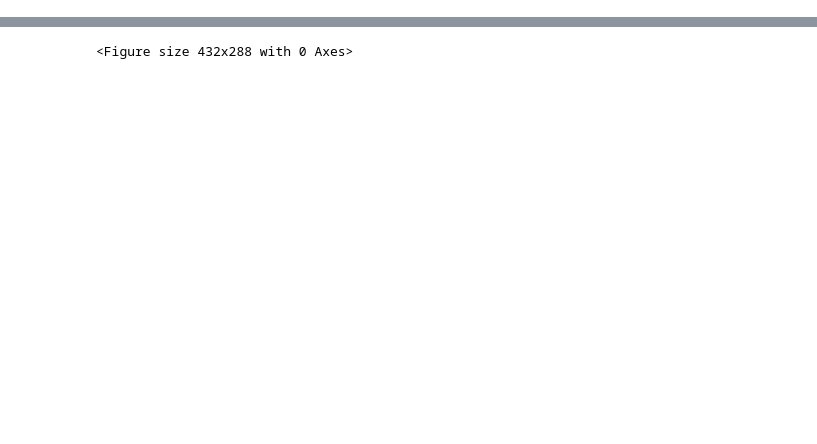
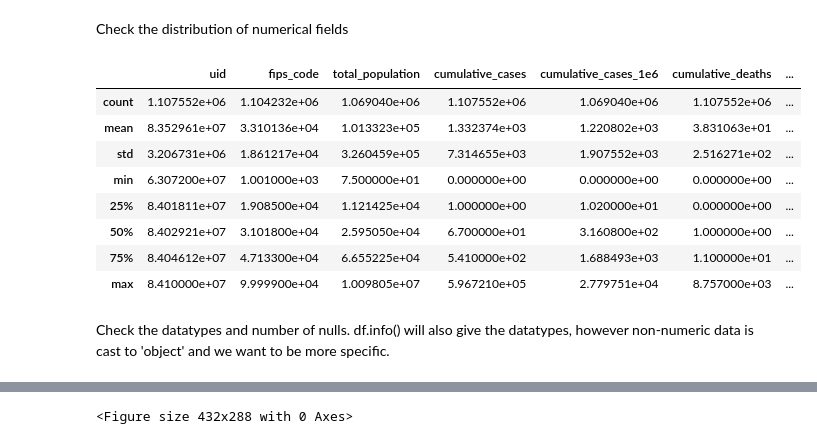
Before and after one commit to apalermo01/Covid-19-correlation-analysis, a Jupyter notebook: Covid-19 data analysis.ipynb, the cells around one changed output, grey strips where cells are left out. Drawn from its saved outputs; the diff is of its cells as text; code cells hidden in the pictures; blank space fills up the shorter version.

```diff
--- a/Covid-19 data analysis.ipynb
+++ b/Covid-19 data analysis.ipynb
@@ -451,0 +80,10 @@ plot_cases(level="county", county="Mecklenburg", state="North Carolina");
+# %%
+df.rename(columns={
+    'cumulative_cases_per_100_000': 'cumulative_cases_1e6',
+    'cumulative_deaths_per_100_000': 'cumulative_deaths_1e6',
+    'new_cases_per_100_000': 'new_cases_1e6',
+    'new_deaths_per_100_000': 'new_deaths_1e6',
+    'new_cases_7_day_rolling_avg': 'new_cases_7day',
+    'new_deaths_7_day_rolling_avg': 'new_deaths_7day'
+
+}, inplace=True)
@@ -451,0 +114,16 @@ plot_cases(level="county", county="Mecklenburg", state="North Carolina");
+# %% [markdown]
+Check the distribution of numerical fields
+# %%
+df.describe()
+# %% [output]
+|  | uid | fips_code | total_population | cumulative_cases | cumulative_cases_1e6 | cumulative_deaths | ... |
+| count | 1.107552e+06 | 1.104232e+06 | 1.069040e+06 | 1.107552e+06 | 1.069040e+06 | 1.107552e+06 | ... |
+| mean | 8.352961e+07 | 3.310136e+04 | 1.013323e+05 | 1.332374e+03 | 1.220802e+03 | 3.831063e+01 | ... |
+| std | 3.206731e+06 | 1.861217e+04 | 3.260459e+05 | 7.314655e+03 | 1.907552e+03 | 2.516271e+02 | ... |
+| min | 6.307200e+07 | 1.001000e+03 | 7.500000e+01 | 0.000000e+00 | 0.000000e+00 | 0.000000e+00 | ... |
+| 25% | 8.401811e+07 | 1.908500e+04 | 1.121425e+04 | 1.000000e+00 | 1.020000e+01 | 0.000000e+00 | ... |
+| 50% | 8.402921e+07 | 3.101800e+04 | 2.595050e+04 | 6.700000e+01 | 3.160800e+02 | 1.000000e+00 | ... |
+| 75% | 8.404612e+07 | 4.713300e+04 | 6.655225e+04 | 5.410000e+02 | 1.688493e+03 | 1.100000e+01 | ... |
+| max | 8.410000e+07 | 9.999900e+04 | 1.009805e+07 | 5.967210e+05 | 2.779751e+04 | 8.757000e+03 | ... |
+# %% [markdown]
+Check the datatypes and number of nulls. df.info() will also give the datatypes, however non-numeric data is cast to 'object' and we want to be more specific.
```
Also changed, not shown: parts of 144 cells of this notebook, 2 other files.
